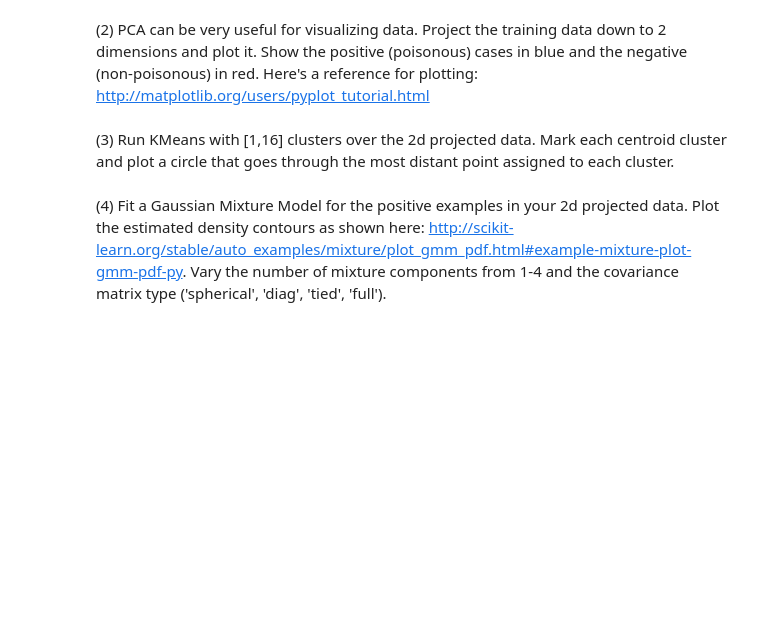
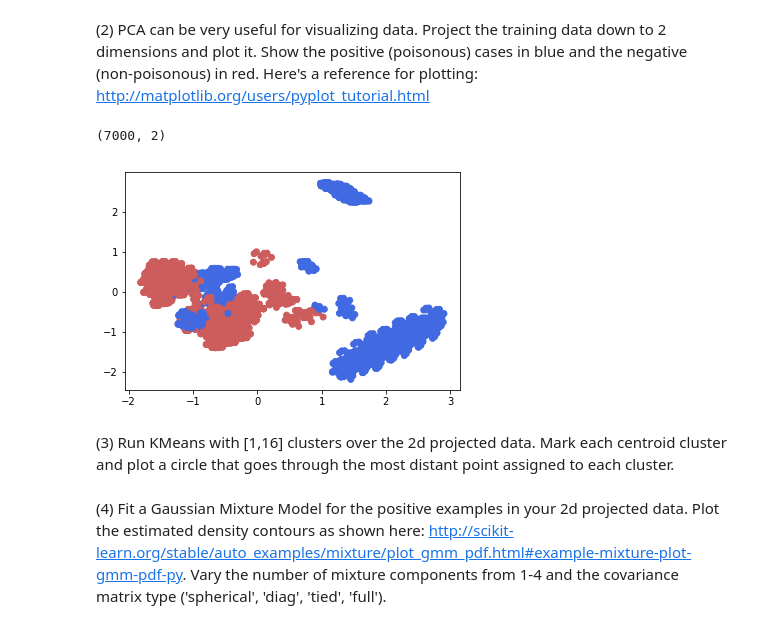
Before and after one commit to kevinhanna/W207_Projects, a Jupyter notebook: Kevin_Hanna_p3.ipynb, the cells around one changed output. Cells and saved outputs as stored; diff of their text form; code cells hidden in the pictures; blank space fills up the shorter version.

```diff
--- a/Kevin_Hanna_p3.ipynb
+++ b/Kevin_Hanna_p3.ipynb
@@ -79,3 +82,23 @@ print ("{} {}".format(train_data.shape, test_data.shape))
+# %%
+def P2():
+### STUDENT START ###
+    X = train_data
+    y = train_labels
+
+    k = 2
+    pca = PCA(n_components=k)
+    pca.fit(X)
+
+    proj_X = pca.transform(X)
+    kcolors = ['royalblue' if poisonous else 'indianred' for poisonous in y]
+
+    plt.scatter(proj_X[:,0], proj_X[:,1], color=kcolors)
+### STUDENT END ###
+
+P2()
+# %% [output]
+(7000, 2)
+[figure, added]
 # %% [markdown]
 (3) Run KMeans with [1,16] clusters over the 2d projected data. Mark each centroid cluster and plot a circle that goes through the most distant point assigned to each cluster.
 # %%
```
Also changed, not shown: parts of 4 cells of this notebook.
